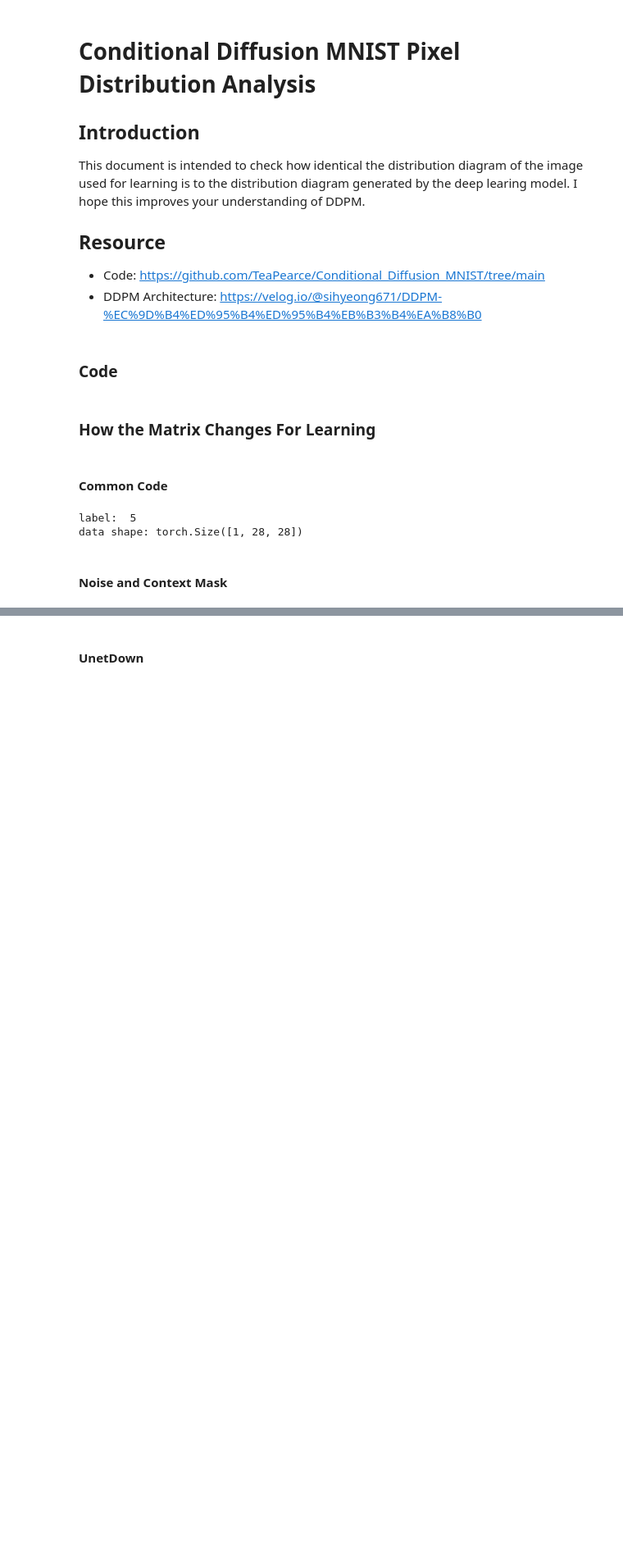
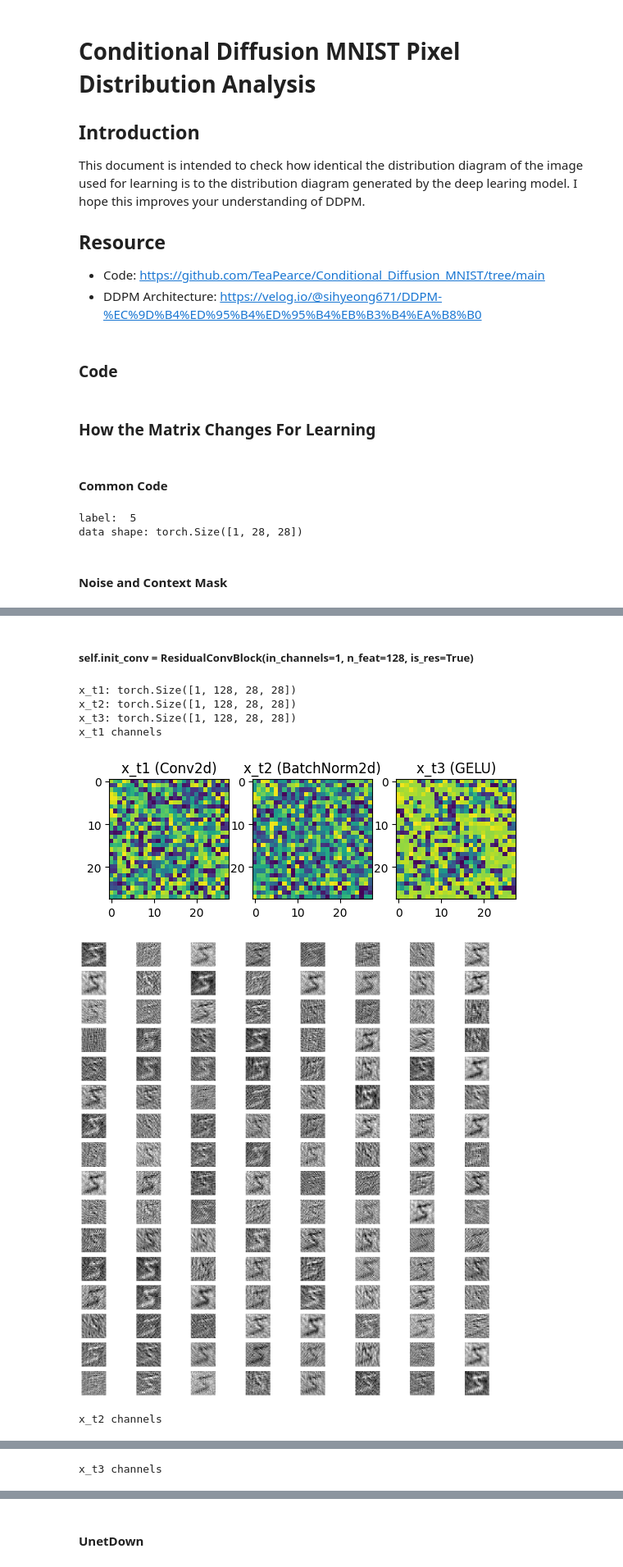
Before and after one commit to Easycelsius/study_ai, a Jupyter notebook: Coditional_Diffusion_MNIST_with_Distribution.ipynb, the cells around one changed output, grey strips where cells are left out. Shown at 82% size. Saved outputs shown, nothing was run; the diff lists cells and outputs as text; code cells hidden in the pictures; blank space fills up the shorter version.

```diff
--- a/Coditional_Diffusion_MNIST_with_Distribution.ipynb
+++ b/Coditional_Diffusion_MNIST_with_Distribution.ipynb
@@ -415,6 +416,26 @@ print("data shape:", x.shape) # shape of tensor
 # %% [output]
 label:  5
 data shape: torch.Size([1, 28, 28])
+# %%
+# Visualization
+def channel_visualization(title_name:str, output):
+  # 출력 데이터를 NumPy 배열로 변환
+  output_np = output.detach().numpy()
+
+  # 채널별 이미지 생성 및 그리드 형태 배치
+  num_channels = output_np.shape[1]
+  fig, axes = plt.subplots(nrows=16, ncols=8, figsize=(16, 16))
+
+  for i, ax in enumerate(axes.flat):
+      if i < num_channels:
+          ax.imshow(output_np[0, i, :, :], cmap='gray')
+          ax.axis('off')
+      else:
+          ax.axis('off')
+
+  plt.title(title_name)
+  plt.tight_layout()
+  plt.show()
 # %% [markdown]
 #### Noise and Context Mask
 # %%
@@ -490,0 +517,39 @@ new c (flip) = c * context_mask:  tensor([[-0., -0., -0., -0., -0., -1., -0., -0
+# %% [markdown]
+##### self.init_conv = ResidualConvBlock(in_channels=1, n_feat=128, is_res=True)
+# %%
+p1 = nn.Conv2d(1, n_feat, 3, 1, 1) # 128
+p2 = nn.BatchNorm2d(n_feat) # 128
+p3 = nn.GELU()
+
+x_t1 = p1(x_t)
+print("x_t1:", x_t1.shape)
+plt.subplot(1,3,1)
+plt.imshow(to_pil_image(x_t1[0][0]))
+plt.title('x_t1 (Conv2d)')
+
+x_t2 = p2(x_t1)
+print("x_t2:", x_t2.shape)
+plt.subplot(1,3,2)
+plt.imshow(to_pil_image(x_t2[0][0]))
+plt.title('x_t2 (BatchNorm2d)')
+
+x_t3 = p3(x_t2)
+print("x_t3:", x_t3.shape)
+plt.subplot(1,3,3)
+plt.imshow(to_pil_image(x_t3[0][0]))
+plt.title('x_t3 (GELU)')
+
+print("x_t1 channels")
+channel_visualization("", x_t1)
+print("x_t2 channels")
+channel_visualization("", x_t2)
+print("x_t3 channels")
+channel_visualization("", x_t3)
+# %% [output]
+x_t1: torch.Size([1, 128, 28, 28])
+x_t2: torch.Size([1, 128, 28, 28])
+x_t3: torch.Size([1, 128, 28, 28])
+x_t1 channels
+[figure, added]
+[figure, added]
+x_t2 channels
@@ -490,0 +557 @@ new c (flip) = c * context_mask:  tensor([[-0., -0., -0., -0., -0., -1., -0., -0
+x_t3 channels
```
Also changed, not shown: parts of 30 cells of this notebook.
